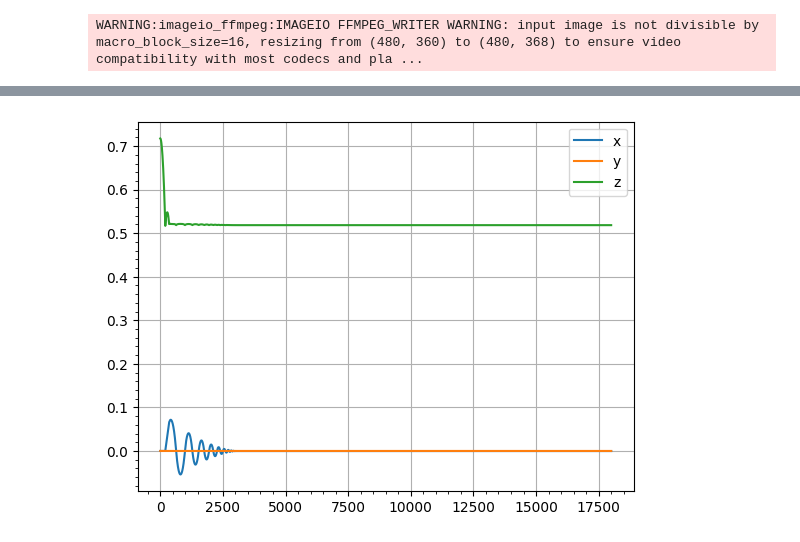
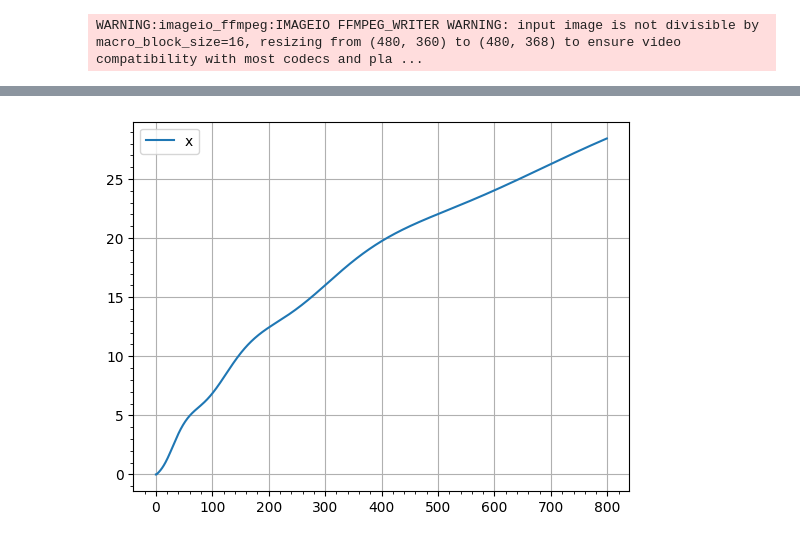
Before and after one commit to Gaianeve/Real_Mega_Fufi, a Jupyter notebook: Robot/1LegTrail/PIP_sim_video.ipynb, the cells around one changed output, grey strips where cells are left out. Cells and saved outputs as stored; diff of their text form; code cells hidden in the pictures.

```diff
--- a/Robot/1LegTrail/PIP_sim_video.ipynb
+++ b/Robot/1LegTrail/PIP_sim_video.ipynb
@@ -48,13 +48,15 @@ Resolving deltas: 100% (346/346), done.
 /content/Real_Mega_Fufi/Robot/1LegTrail
 # %%
-plane_pos = [0,0,-0.1]
+plane_pos = [0,0,0]
 plane = p.loadURDF("plane.urdf", plane_pos, useFixedBase=False)
 
 # position of the base of the model
-PIP_position = [0,0,0.1]
+PIP_position = [0,0,0]
 orientation  = [0,0,0]
 PIP_orientation = p.getQuaternionFromEuler(orientation)
-PIPPA_id = p.loadURDF("PIPPA_oneleg.urdf", basePosition = PIP_position, baseOrientation = PIP_orientation)
+PIPPA_id = p.loadURDF("PIPPA_oneleg.urdf", basePosition = PIP_position, baseOrientation = PIP_orientation, \
+                      useFixedBase=False)
+#useFixedBase = True perchè voglio che sia ancorata al suolo la gamba
 # %%
 link_name_to_index = {p.getBodyInfo(PIPPA_id)[0].decode('UTF-8'):-1,}
 
@@ -142,23 +153,23 @@ num_points = int(simulation_time * sampling_frequency)
 leg_positions_x, leg_positions_y, leg_position_z = [], [], []
 
 # Forza esterna da applicare
-force_module = np.array([0.01, 0, 0])  # La forza da applicare (1 N lungo l'asse x)
+force_module = np.array([0.1, 0, 0])
 force_position = np.array([0, 0, 0.05])  # Posizione dove applicare la forza
 # %% [output]
 WARNING:imageio_ffmpeg:IMAGEIO FFMPEG_WRITER WARNING: input image is not divisible by macro_block_size=16, resizing from (480, 360) to (480, 368) to ensure video compatibility with most codecs and pla ...
 # %%
-# Applicare la forza esterna ogni passo della simulazione
-p.applyExternalForce(
-    objectUniqueId=PIPPA_id,
-    linkIndex=link_name_to_index['Link_colonna'],
-    forceObj=force_module,
-    posObj=force_position,
-    flags=p.WORLD_FRAME
-)
-
 # Ciclo principale della simulazione
-for step in range(50000):
+for step in range(800):
     p.stepSimulation()  # Avanza di un passo nella simulazione
+    if step ==0:
+      # Applicare la forza esterna al primo passo della simulazione
+      p.applyExternalForce(
+          objectUniqueId=PIPPA_id,
+          linkIndex=link_name_to_index['Link_colonna'],
+          forceObj=force_module,
+          posObj=force_position,
+          flags=p.WORLD_FRAME
+      )
 
     # Registrazione della posizione della gamba
     leg_position = p.getLinkState(PIPPA_id, link_name_to_index['Gamba_Link'])[0]
@@ -166,8 +177,8 @@ for step in range(50000):
     leg_positions_y.append(leg_position[1])
     leg_position_z.append(leg_position[2])
 
-    # Cattura fotogrammi per il video ogni 8 passi (puoi cambiare questo valore)
-    if step % 8 == 0:
+    # Cattura fotogrammi per il video ogni 2 passi (puoi cambiare questo valore)
+    if step % 2 == 0:
         # Calcola la vista e la proiezione della fotocamera
         cam_view_matrix = p.computeViewMatrixFromYawPitchRoll(
             cam_target_pos, cam_distance, cam_yaw, cam_pitch, cam_roll, cam_up_axis_idx
@@ -203,13 +214,14 @@ HTML('<video width=480 controls><source src="%s" type="video/mp4"></video>' % da
 # %%
 #plotting positions
 plt.figure('Leg positions')
 plt.plot(leg_positions_x, label='x')
-plt.plot(leg_positions_y, label='y')
-plt.plot(leg_position_z, label='z')
+#plt.plot(leg_positions_y, label='y')
+#plt.plot(leg_position_z, label='z')
 plt.legend()
 plt.grid()
 plt.minorticks_on()
-#plt.xlim(0,2500)
+#plt.xlim(0,1000)
+#plt.ylim(-0.1,0.1)
 plt.show()
 # %% [output]
-[figure, old version]
+[figure, new version]
```
Also changed, not shown: parts of 5 cells of this notebook.
